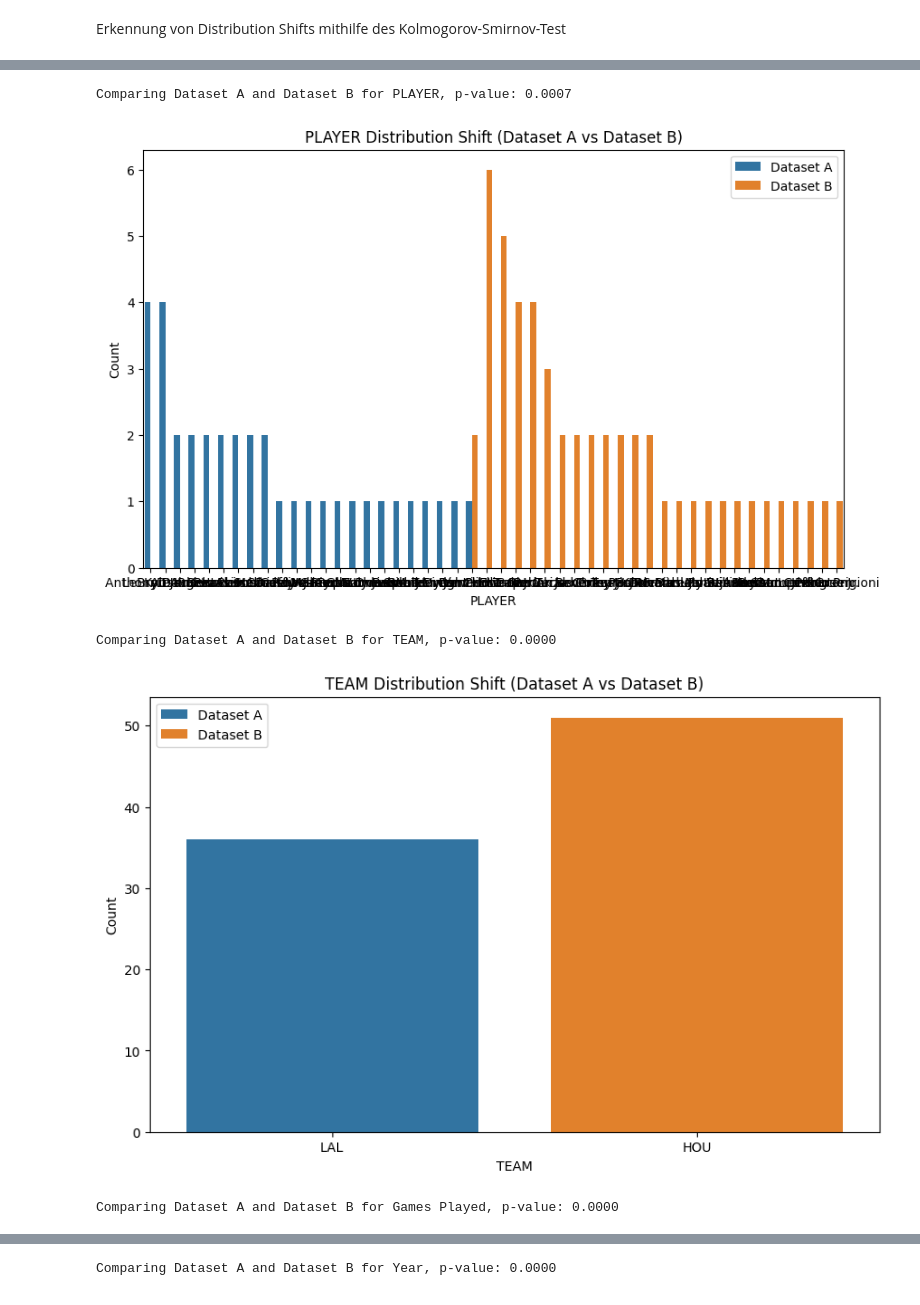
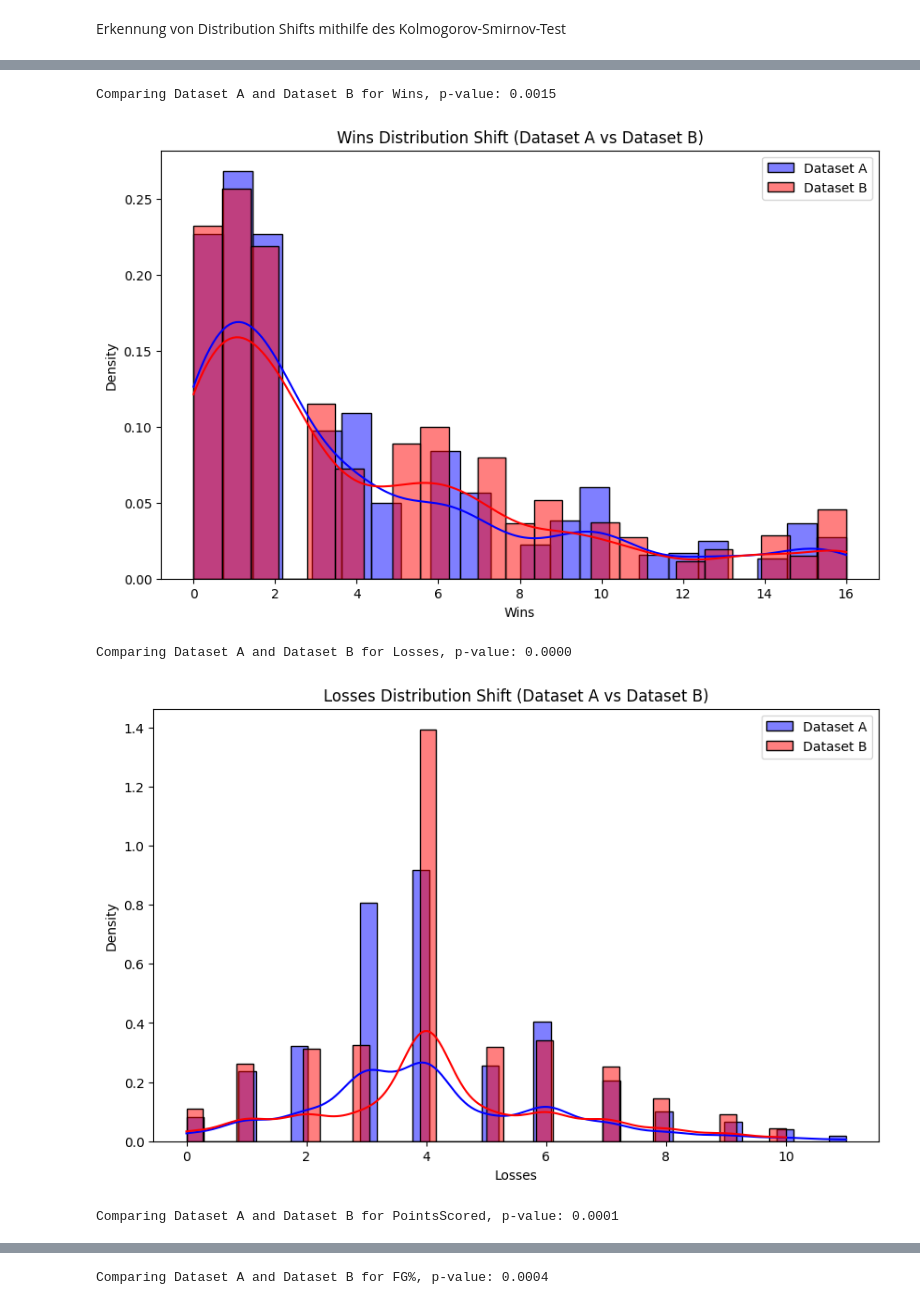
Before and after one commit to TrulySanae/PAMI_Projekt, a Jupyter notebook: NBA_Data_Analysis/NBA_shift_detection.ipynb, the cells around one changed output, grey strips where cells are left out. Saved outputs shown, nothing was run; the diff lists cells and outputs as text; code cells hidden in the pictures.

Commit message:
Make NBA Data analysis work

```diff
--- a/NBA_Data_Analysis/NBA_shift_detection.ipynb
+++ b/NBA_Data_Analysis/NBA_shift_detection.ipynb
@@ -9,15 +9,11 @@ import matplotlib.pyplot as plt
 import seaborn as sns
 
 # Load the datasets
-file_path_a = './Source_Target/source_data.csv'  # Adjust this path to your first CSV file location
-file_path_b = './Source_Target/target_data.csv'  # Adjust this path to your second CSV file location
+file_path_a = './Source_Target/source_data_YEAR<=2009.csv'  # Adjust this path to your first CSV file location
+file_path_b = './Source_Target/target_data_YEAR>2009.csv'  # Adjust this path to your second CSV file location
 
 data_a = pd.read_csv(file_path_a)
 data_b = pd.read_csv(file_path_b)
-
-# List of continuous variables indices
-
-continuous_variables_indices = [3,4,5,6,7,8,9,10,11,12,13,14,15,16,17,18,19,20,21] # TODO: automize this
 
 # Detect shifts for continuous variables using KS test
 def detect_continuous_shifts(data_a, data_b, feature, alpha=0.05):
@@ -32,42 +28,13 @@ def detect_continuous_shifts(data_a, data_b, feature, alpha=0.05):
 
     return significant_shifts
 
-# Detect significant differences for discrete variables using Chi-Square test
-def detect_discrete_shifts(data_a, data_b, feature, alpha=0.05):
-    significant_shifts = []
-
-    data_a_counts = data_a[feature].value_counts()
-    data_b_counts = data_b[feature].value_counts()
-
-    # Align the series to ensure they have the same categories
-    data_a_counts, data_b_counts = data_a_counts.align(data_b_counts, fill_value=0)
-
-    # Create a contingency table
-    contingency_table = pd.DataFrame([data_a_counts, data_b_counts])
-
-    # Perform Chi-Square test
-    chi2_stat, p_value, dof, ex = chi2_contingency(contingency_table)
-
-    # Check if the difference is significant
-    if p_value < alpha:
-        significant_shifts.append((feature, p_value))
-
-    return significant_shifts
-
 # Detect shifts for each feature
 all_significant_shifts = []
 
 # Continuous variables
-for index in continuous_variables_indices:
+for index in range(0,len(data_a.columns)):
     feature = data_a.columns[index]
     shifts = detect_continuous_shifts(data_a, data_b, feature)
-    all_significant_shifts.extend(shifts)
-
-# Discrete variables (assuming all other variables are discrete)
-discrete_features = [feature for feature in data_a.columns if data_a.columns.get_loc(feature) not in continuous_variables_indices]
-
-for feature in discrete_features:
-    shifts = detect_discrete_shifts(data_a, data_b, feature)
     all_significant_shifts.extend(shifts)
 
 # Create a DataFrame for significant shifts
@@ -84,7 +51,7 @@ for feature in significant_shifts_df['Feature'].unique():
 
         # Visualize the shifts
         plt.figure(figsize=(10, 6))
-        if feature in data_a.columns[continuous_variables_indices]:
+        if feature in data_a.columns:
             sns.histplot(data_a[feature], color='blue', label='Dataset A', kde=True, stat="density")
             sns.histplot(data_b[feature], color='red', label='Dataset B', kde=True, stat="density")
             plt.xlabel(feature)
@@ -105,7 +72,7 @@ for feature in significant_shifts_df['Feature'].unique():
             plt.ylabel('Count')
 
         plt.title(f'{feature} Distribution Shift (Dataset A vs Dataset B)')
-        plt.ylabel('Density' if feature in data_a.columns[continuous_variables_indices] else 'Count')
+        plt.ylabel('Density' if feature in data_a.columns else 'Count')
         plt.legend()
         plt.show()
 
@@ -120,5 +87,5 @@ Comparing Dataset A and Dataset B for Rebounds, p-value: 0.0403
-Comparing Dataset A and Dataset B for PLAYER, p-value: 0.0007
+Comparing Dataset A and Dataset B for Wins, p-value: 0.0015
-[figure, old version]
+[figure, new version]
-Comparing Dataset A and Dataset B for TEAM, p-value: 0.0000
+Comparing Dataset A and Dataset B for Losses, p-value: 0.0000
-[figure, old version]
+[figure, new version]
-Comparing Dataset A and Dataset B for Games Played, p-value: 0.0000
+Comparing Dataset A and Dataset B for PointsScored, p-value: 0.0001
@@ -126 +93 @@ Comparing Dataset A and Dataset B for Games Played, p-value: 0.0000
-Comparing Dataset A and Dataset B for Year, p-value: 0.0000
+Comparing Dataset A and Dataset B for FG%, p-value: 0.0004
```
Also changed, not shown: parts of 1 cell of this notebook, 4 other files.
